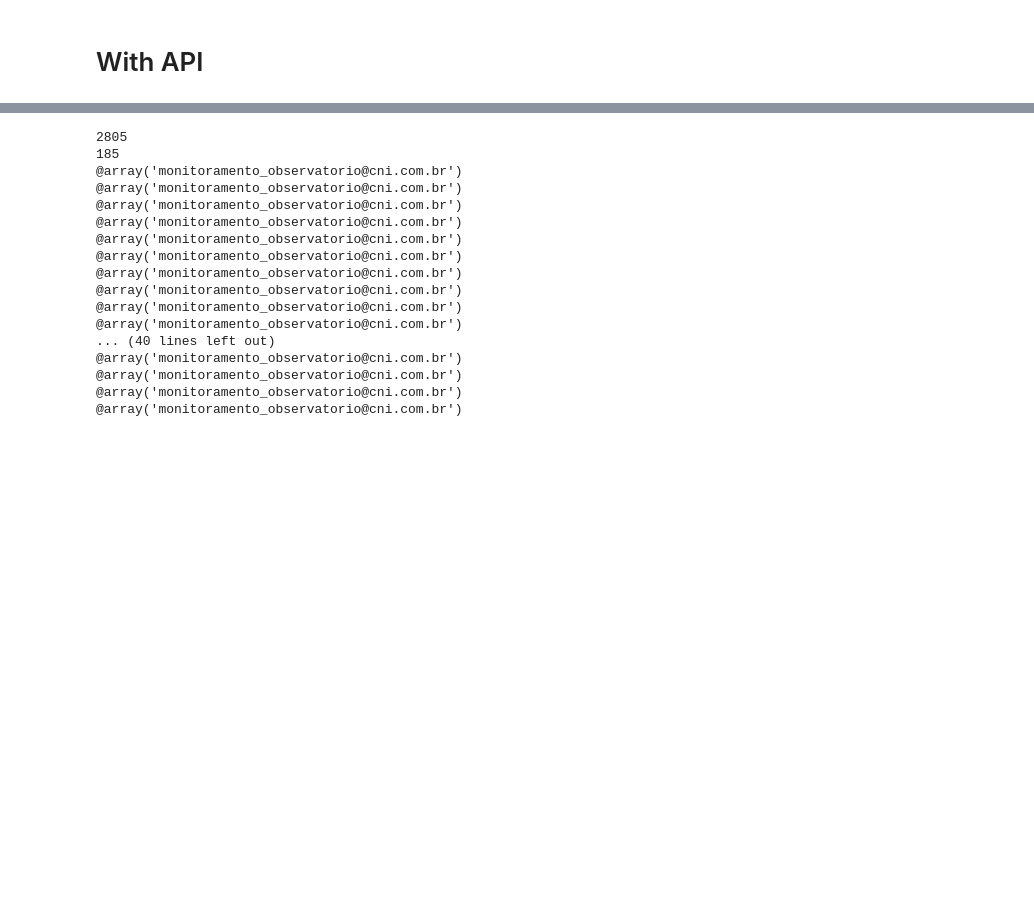
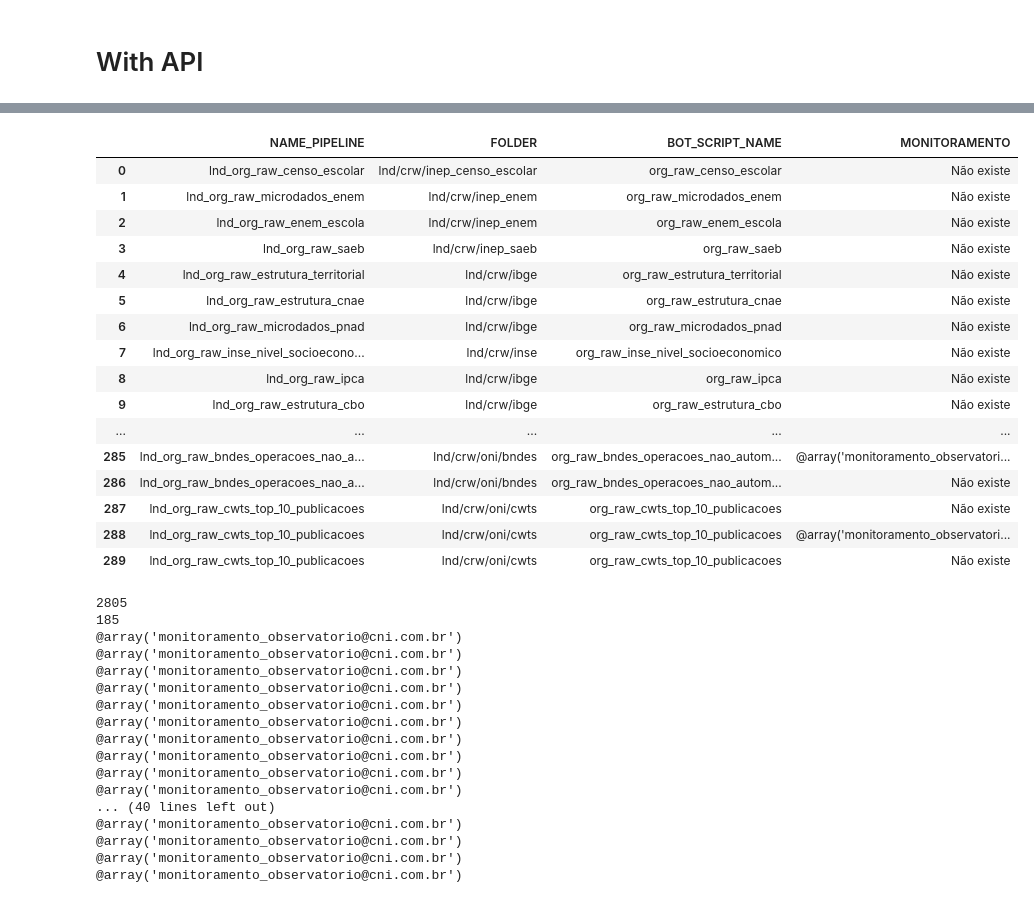
Before and after one commit to zng489/CNI, a Jupyter notebook: mapeamento_adf/mapeamento_lnd.ipynb, the cells around one changed output, grey strips where cells are left out. Drawn from its saved outputs; the diff is of its cells as text; code cells hidden in the pictures; blank space fills up the shorter version.

```diff
--- a/mapeamento_adf/mapeamento_lnd.ipynb
+++ b/mapeamento_adf/mapeamento_lnd.ipynb
@@ -163,0 +227,20 @@ print("Email Users:", email_users)
+# %%
+df
+# %% [output]
+|  | NAME_PIPELINE | FOLDER | BOT_SCRIPT_NAME | MONITORAMENTO |
+| 0 | lnd_org_raw_censo_escolar | lnd/crw/inep_censo_escolar | org_raw_censo_escolar | Não existe |
+| 1 | lnd_org_raw_microdados_enem | lnd/crw/inep_enem | org_raw_microdados_enem | Não existe |
+| 2 | lnd_org_raw_enem_escola | lnd/crw/inep_enem | org_raw_enem_escola | Não existe |
+| 3 | lnd_org_raw_saeb | lnd/crw/inep_saeb | org_raw_saeb | Não existe |
+| 4 | lnd_org_raw_estrutura_territorial | lnd/crw/ibge | org_raw_estrutura_territorial | Não existe |
+| 5 | lnd_org_raw_estrutura_cnae | lnd/crw/ibge | org_raw_estrutura_cnae | Não existe |
+| 6 | lnd_org_raw_microdados_pnad | lnd/crw/ibge | org_raw_microdados_pnad | Não existe |
+| 7 | lnd_org_raw_inse_nivel_socioecono... | lnd/crw/inse | org_raw_inse_nivel_socioeconomico | Não existe |
+| 8 | lnd_org_raw_ipca | lnd/crw/ibge | org_raw_ipca | Não existe |
+| 9 | lnd_org_raw_estrutura_cbo | lnd/crw/ibge | org_raw_estrutura_cbo | Não existe |
+| ... | ... | ... | ... | ... |
+| 285 | lnd_org_raw_bndes_operacoes_nao_a... | lnd/crw/oni/bndes | org_raw_bndes_operacoes_nao_autom... | @array('monitoramento_observatori... |
+| 286 | lnd_org_raw_bndes_operacoes_nao_a... | lnd/crw/oni/bndes | org_raw_bndes_operacoes_nao_autom... | Não existe |
+| 287 | lnd_org_raw_cwts_top_10_publicacoes | lnd/crw/oni/cwts | org_raw_cwts_top_10_publicacoes | Não existe |
+| 288 | lnd_org_raw_cwts_top_10_publicacoes | lnd/crw/oni/cwts | org_raw_cwts_top_10_publicacoes | @array('monitoramento_observatori... |
+| 289 | lnd_org_raw_cwts_top_10_publicacoes | lnd/crw/oni/cwts | org_raw_cwts_top_10_publicacoes | Não existe |
```
Also changed, not shown: parts of 3 cells of this notebook.
